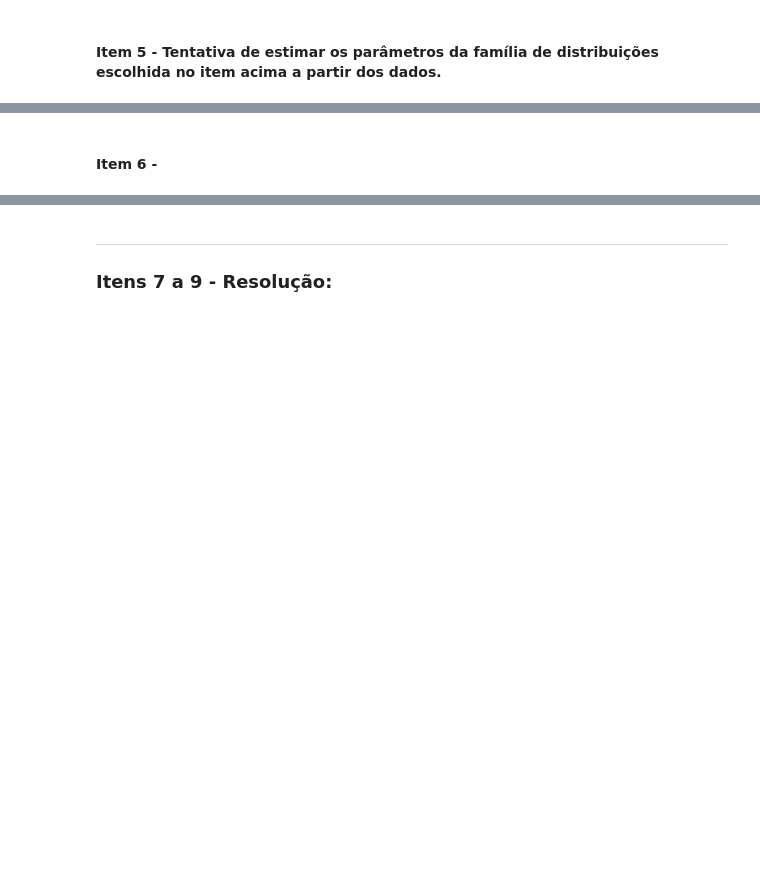
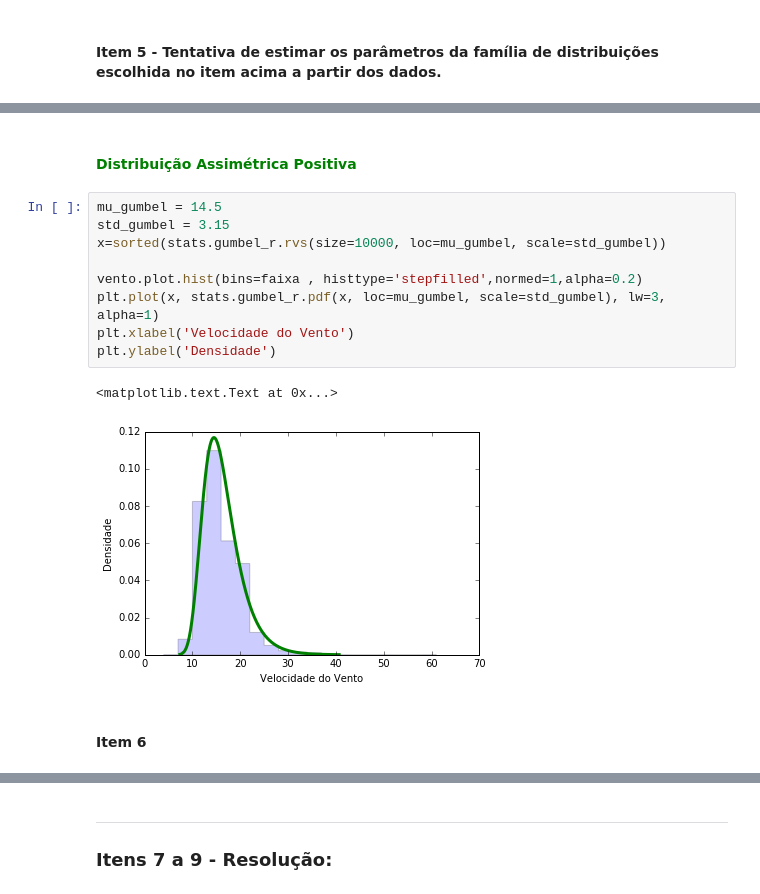
Before and after one commit to LucaNoto/CD, a Jupyter notebook: MiniProjeto1/MiniProjeto1 Layout.ipynb, the cells around one changed output, grey strips where cells are left out. Saved outputs shown, nothing was run; the diff lists cells and outputs as text; blank space fills up the shorter version.

```diff
--- a/MiniProjeto1/MiniProjeto1 Layout.ipynb
+++ b/MiniProjeto1/MiniProjeto1 Layout.ipynb
@@ -75,2 +71,16 @@ A distribuição dos dados da variável se assemelha a uma distribuição Assim
+# %% [markdown]
+#### <font color='green'>Distribuição Assimétrica Positiva</font>
+# %%
+mu_gumbel = 14.5
+std_gumbel = 3.15
+x=sorted(stats.gumbel_r.rvs(size=10000, loc=mu_gumbel, scale=std_gumbel))
+
+vento.plot.hist(bins=faixa , histtype='stepfilled',normed=1,alpha=0.2)
+plt.plot(x, stats.gumbel_r.pdf(x, loc=mu_gumbel, scale=std_gumbel), lw=3, alpha=1)
+plt.xlabel('Velocidade do Vento')
+plt.ylabel('Densidade')
+# %% [output]
+<matplotlib.text.Text at 0x...>
+[figure, added]
 # %% [markdown]
-#### Item 6 -
+#### Item 6
```
Also changed, not shown: parts of 47 cells of this notebook.
